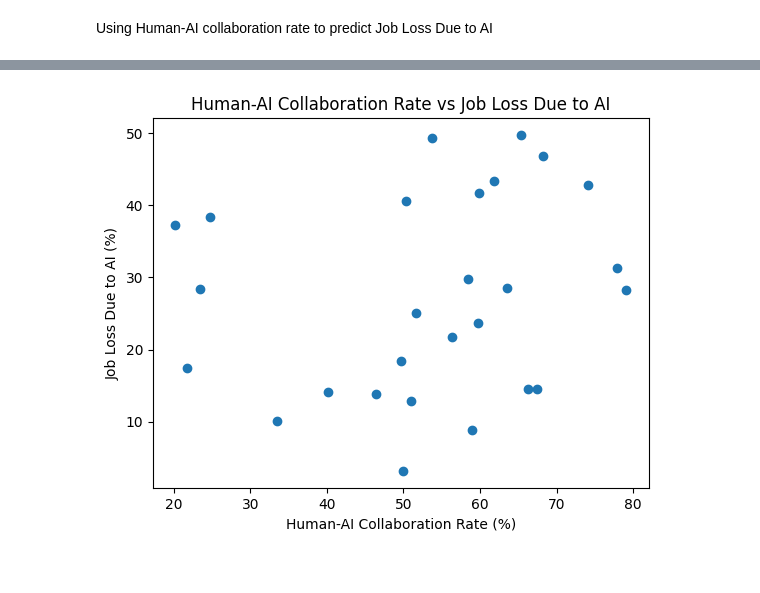
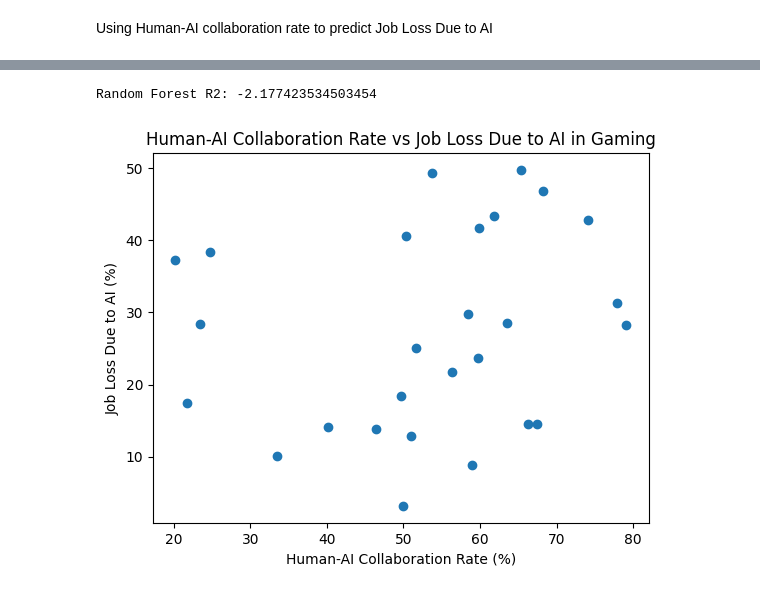
Before and after one commit to SaanvikaVanga/FTI-DSRP-AI_Impact_Research, a Jupyter notebook: Code_For_AI_Impact_Research.ipynb, the cells around one changed output, grey strips where cells are left out. Cells and saved outputs as stored; diff of their text form; code cells hidden in the pictures.

```diff
--- a/Code_For_AI_Impact_Research.ipynb
+++ b/Code_For_AI_Impact_Research.ipynb
@@ -426,8 +455,15 @@ Intercept: 12.299969308436285
+# %%
+rf = RandomForestRegressor(n_estimators=200, random_state=42)
+rf.fit(X_train, y_train)
+rf_pred = rf.predict(X_test)
+print("\nRandom Forest R2:", r2_score(y_test, rf_pred))
+# %% [output]
+Random Forest R2: -2.177423534503454
 # %%
 plt.scatter(gaming_df['Human-AI Collaboration Rate (%)'], gaming_df['Job Loss Due to AI (%)'])
 plt.xlabel('Human-AI Collaboration Rate (%)')
 plt.ylabel('Job Loss Due to AI (%)')
-plt.title('Human-AI Collaboration Rate vs Job Loss Due to AI')
+plt.title('Human-AI Collaboration Rate vs Job Loss Due to AI in Gaming')
 plt.show()
 # %% [output]
-[figure, old version]
+[figure, new version]
```
Also changed, not shown: parts of 23 cells of this notebook.
